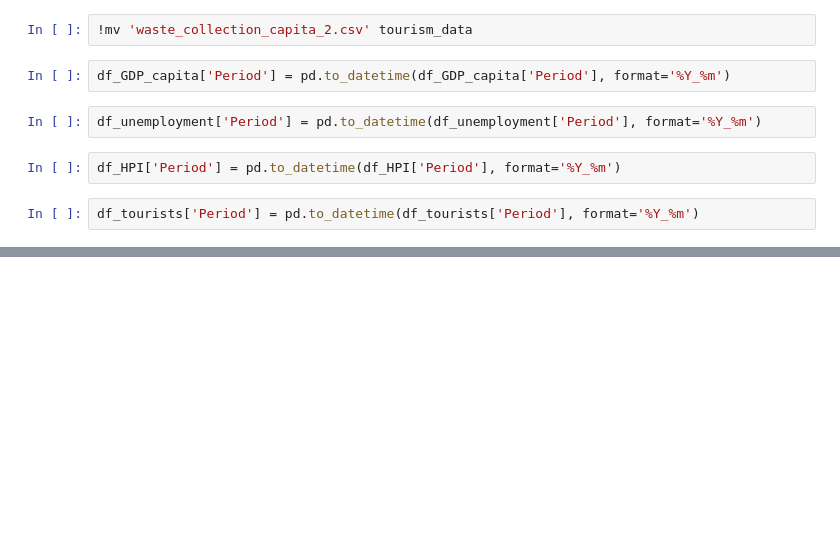
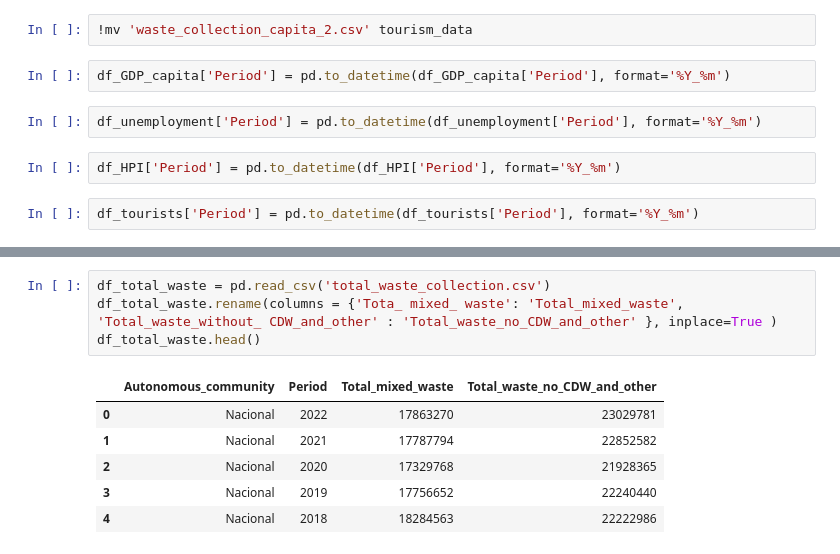
Before and after one commit to haruhiysd/QM-Group-Project, a Jupyter notebook: Merging_datasets.ipynb, the cells around one changed output, grey strips where cells are left out. Saved outputs shown, nothing was run; the diff lists cells and outputs as text; blank space fills up the shorter version.

```diff
--- a/Merging_datasets.ipynb
+++ b/Merging_datasets.ipynb
@@ -187,0 +255,11 @@ ValueError: cannot reindex on an axis with duplicate labels
+# %%
+df_total_waste = pd.read_csv('total_waste_collection.csv')
+df_total_waste.rename(columns = {'Tota_ mixed_ waste': 'Total_mixed_waste', 'Total_waste_without_ CDW_and_other' : 'Total_waste_no_CDW_and_other' }, inplace=True )
+df_total_waste.head()
+# %% [output]
+|  | Autonomous_community | Period | Total_mixed_waste | Total_waste_no_CDW_and_other |
+| 0 | Nacional | 2022 | 17863270 | 23029781 |
+| 1 | Nacional | 2021 | 17787794 | 22852582 |
+| 2 | Nacional | 2020 | 17329768 | 21928365 |
+| 3 | Nacional | 2019 | 17756652 | 22240440 |
+| 4 | Nacional | 2018 | 18284563 | 22222986 |
```
Also changed, not shown: parts of 25 cells of this notebook.
